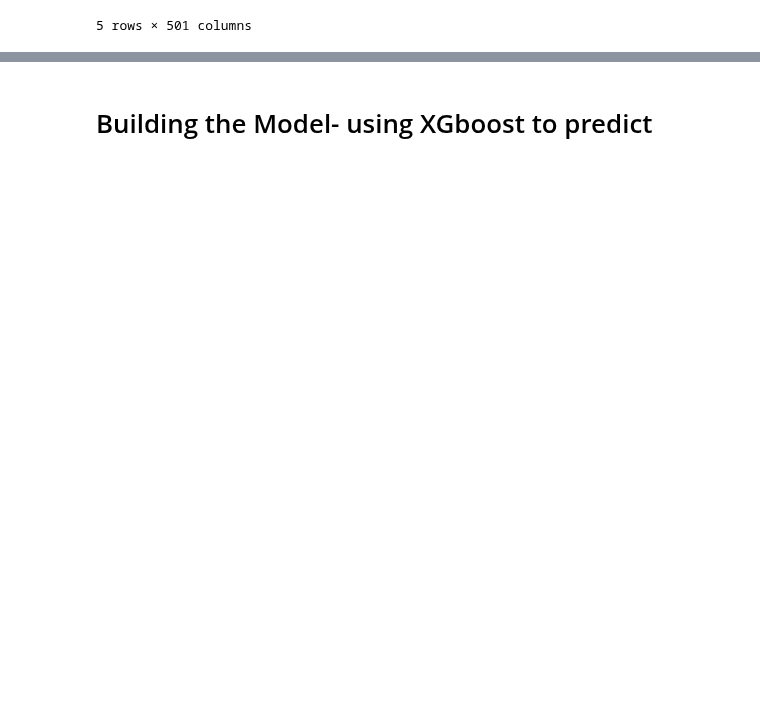
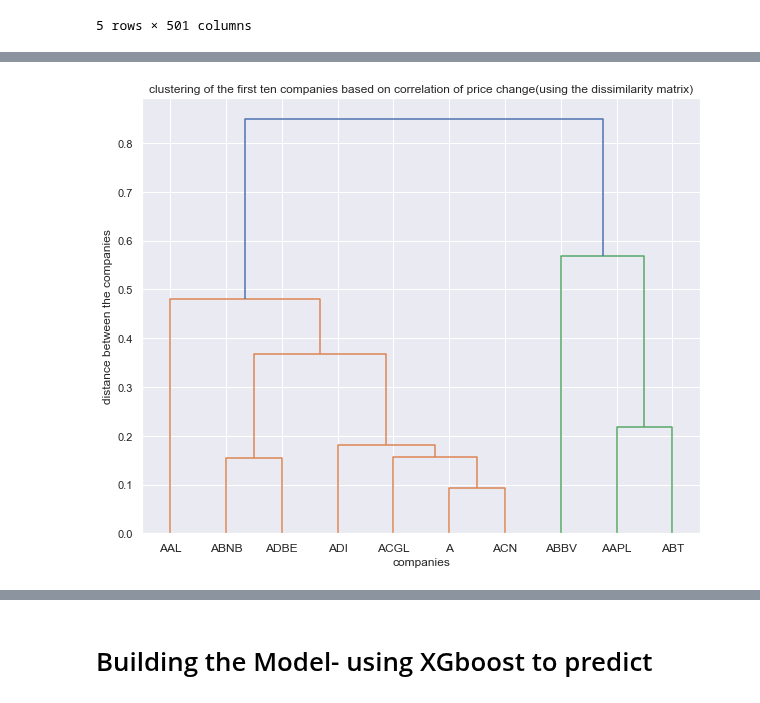
Before and after one commit to ktongk/BTT-JPMC-1, a Jupyter notebook: scrape_data_nora.ipynb, the cells around one changed output, grey strips where cells are left out. Saved outputs shown, nothing was run; the diff lists cells and outputs as text; code cells hidden in the pictures; blank space fills up the shorter version.

```diff
--- a/scrape_data_nora.ipynb
+++ b/scrape_data_nora.ipynb
@@ -789,0 +819,10 @@ Z = linkage(squareform(dissimilarity), 'ward')
+# %%
+dissimilarity_10 = dissimilarity[:10,:10]
+complete_linkage_10 = linkage(squareform(dissimilarity_10), method = 'complete')
+dendrogram_10 = dendrogram(complete_linkage_10, labels=df_price_pct.columns[:10])
+plt.xlabel("companies")
+plt.ylabel("distance between the companies")
+plt.title("clustering of the first ten companies based on correlation of price change(using the dissimilarity matrix)")
+plt.show()
+# %% [output]
+[figure, added]
```
Also changed, not shown: parts of 28 cells of this notebook.
